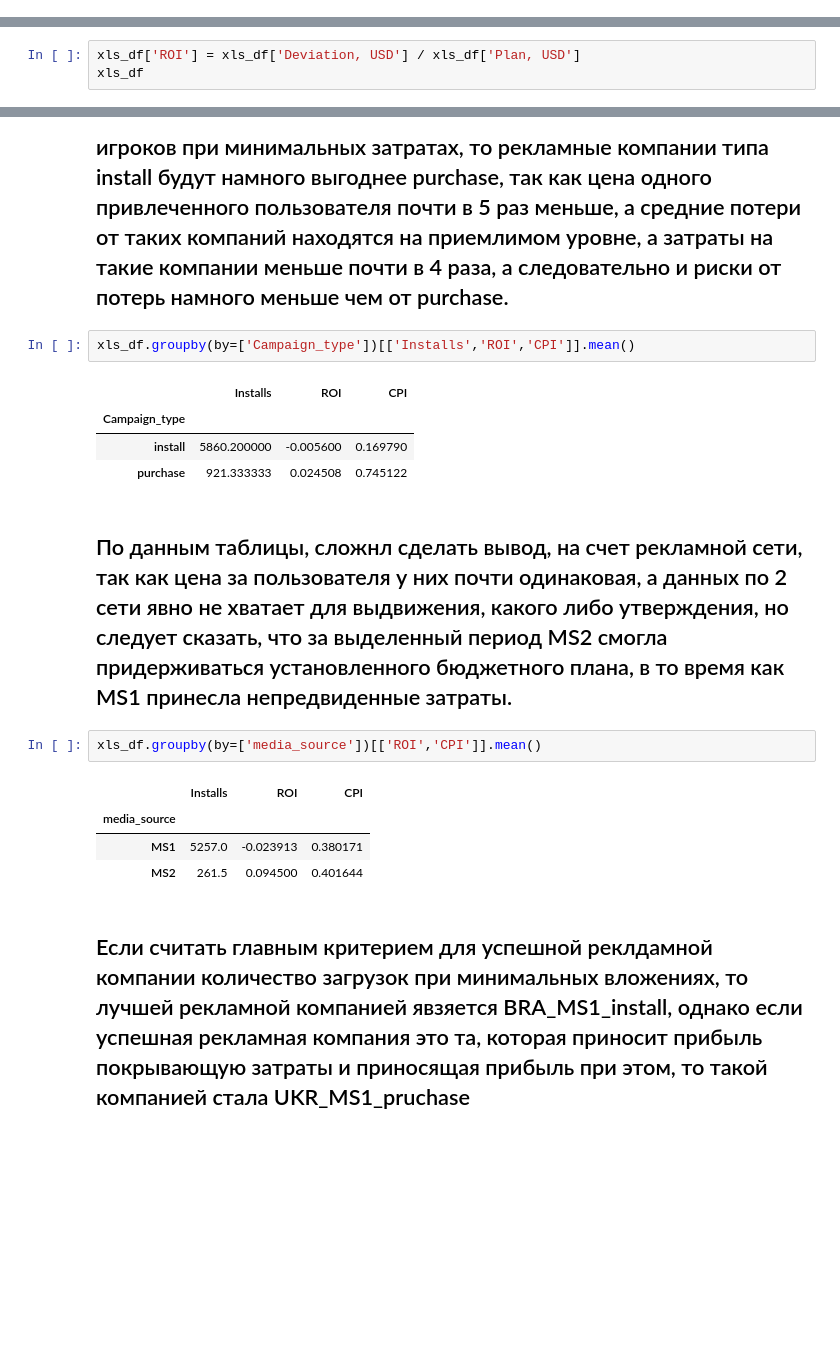
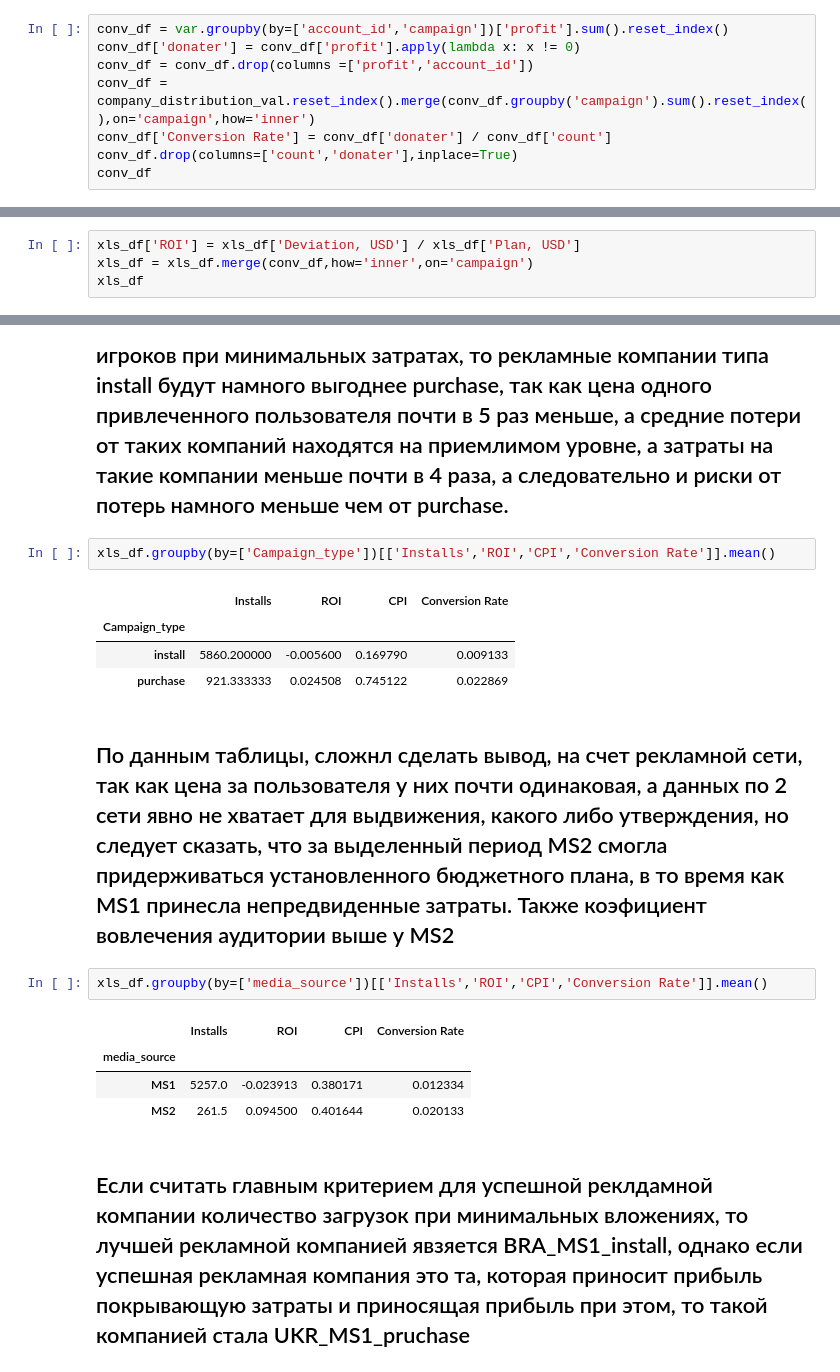
Before and after one commit to MonoShiki/Test1, a Jupyter notebook: notebooks/test.ipynb, the cells around one changed output, grey strips where cells are left out. Saved outputs shown, nothing was run; the diff lists cells and outputs as text; blank space fills up the shorter version.

Commit message:
Добавление Коэффициента вовлечения в анализ

```diff
--- a/notebooks/test.ipynb
+++ b/notebooks/test.ipynb
@@ -208,0 +223,8 @@ pp_df['users'] = 1
+# %%
+conv_df = var.groupby(by=['account_id','campaign'])['profit'].sum().reset_index()
+conv_df['donater'] = conv_df['profit'].apply(lambda x: x != 0)
+conv_df = conv_df.drop(columns =['profit','account_id'])
+conv_df = company_distribution_val.reset_index().merge(conv_df.groupby('campaign').sum().reset_index(),on='campaign',how='inner')
+conv_df['Conversion Rate'] = conv_df['donater'] / conv_df['count']
+conv_df.drop(columns=['count','donater'],inplace=True)
+conv_df
@@ -251,6 +303,7 @@ plt.show()
 [figure]
 # %%
 xls_df['ROI'] = xls_df['Deviation, USD'] / xls_df['Plan, USD']
+xls_df = xls_df.merge(conv_df,how='inner',on='campaign')
 xls_df
 # %% [output]
 |  | media_source | Campaign_type | Target | Plan, USD | Installs | Spend, USD | Deviation, USD | campaign | ... |
@@ -265,21 +318,21 @@ xls_df
 # %% [markdown]
 ## Если утверждать, что цель рекламных компаний это набор новых игроков при минимальных затратах, то рекламные компании типа install будут намного выгоднее purchase, так как цена одного привлеченного пользователя почти в 5 раз меньше, а средние потери от таких компаний находятся на приемлимом уровне, а затраты на такие компании меньше почти в 4 раза, а следовательно и риски от потерь намного меньше чем от purchase.
 # %%
-xls_df.groupby(by=['Campaign_type'])[['Installs','ROI','CPI']].mean()
+xls_df.groupby(by=['Campaign_type'])[['Installs','ROI','CPI','Conversion Rate']].mean()
 # %% [output]
-|  | Installs | ROI | CPI |
-| Campaign_type |  |  |  |
-| install | 5860.200000 | -0.005600 | 0.169790 |
-| purchase | 921.333333 | 0.024508 | 0.745122 |
+|  | Installs | ROI | CPI | Conversion Rate |
+| Campaign_type |  |  |  |  |
+| install | 5860.200000 | -0.005600 | 0.169790 | 0.009133 |
+| purchase | 921.333333 | 0.024508 | 0.745122 | 0.022869 |
 # %% [markdown]
-## По данным таблицы, сложнл сделать вывод, на счет рекламной сети, так как цена за пользователя у них почти одинаковая, а данных по 2 сети явно не хватает для выдвижения, какого либо утверждения, но следует сказать, что за выделенный период MS2 смогла придерживаться установленного бюджетного плана, в то время как MS1 принесла непредвиденные затраты.
+## По данным таблицы, сложнл сделать вывод, на счет рекламной сети, так как цена за пользователя у них почти одинаковая, а данных по 2 сети явно не хватает для выдвижения, какого либо утверждения, но следует сказать, что за выделенный период MS2 смогла придерживаться установленного бюджетного плана, в то время как MS1 принесла непредвиденные затраты. Также коэфициент вовлечения аудитории выше у MS2
 # %%
-xls_df.groupby(by=['media_source'])[['ROI','CPI']].mean()
+xls_df.groupby(by=['media_source'])[['Installs','ROI','CPI','Conversion Rate']].mean()
 # %% [output]
-|  | Installs | ROI | CPI |
-| media_source |  |  |  |
-| MS1 | 5257.0 | -0.023913 | 0.380171 |
-| MS2 | 261.5 | 0.094500 | 0.401644 |
+|  | Installs | ROI | CPI | Conversion Rate |
+| media_source |  |  |  |  |
+| MS1 | 5257.0 | -0.023913 | 0.380171 | 0.012334 |
+| MS2 | 261.5 | 0.094500 | 0.401644 | 0.020133 |
 # %% [markdown]
 ## Если считать главным критерием для успешной реклдамной компании количество загрузок при минимальных вложениях, то лучшей рекламной компанией явзяется BRA_MS1_install, однако если успешная рекламная компания это та, которая приносит прибыль покрывающую затраты и приносящая прибыль при этом, то такой компанией стала UKR_MS1_pruchase
 # %%
```
Also changed, not shown: parts of 6 cells of this notebook.
